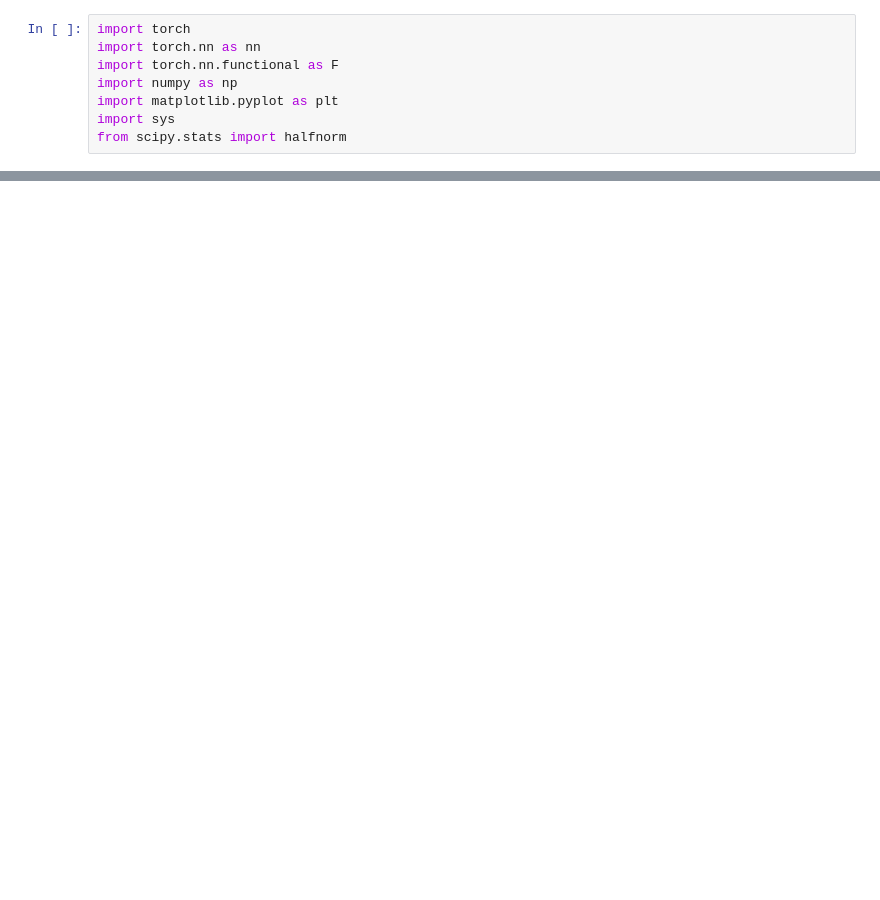
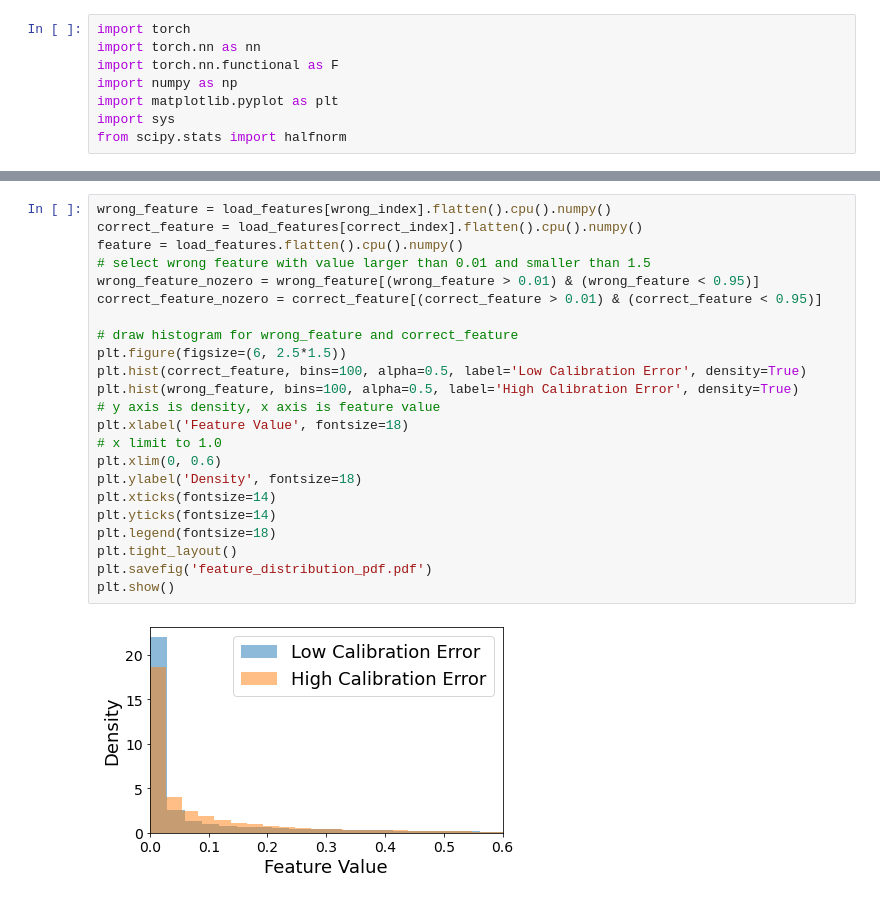
Before and after one commit to Linwei94/AAAI2025-FC, a Jupyter notebook: paper-figure/feature-distribution/feature-distribution.ipynb, the cells around one changed output, grey strips where cells are left out. Cells and saved outputs as stored; diff of their text form; blank space fills up the shorter version.

```diff
--- a/paper-figure/feature-distribution/feature-distribution.ipynb
+++ b/paper-figure/feature-distribution/feature-distribution.ipynb
@@ -51 +41,26 @@ len(feature[feature == 0])/len(feature)
+# %%
+wrong_feature = load_features[wrong_index].flatten().cpu().numpy()
+correct_feature = load_features[correct_index].flatten().cpu().numpy()
+feature = load_features.flatten().cpu().numpy()
+# select wrong feature with value larger than 0.01 and smaller than 1.5
+wrong_feature_nozero = wrong_feature[(wrong_feature > 0.01) & (wrong_feature < 0.95)]
+correct_feature_nozero = correct_feature[(correct_feature > 0.01) & (correct_feature < 0.95)]
+
+# draw histogram for wrong_feature and correct_feature
+plt.figure(figsize=(6, 2.5*1.5))
+plt.hist(correct_feature, bins=100, alpha=0.5, label='Low Calibration Error', density=True)
+plt.hist(wrong_feature, bins=100, alpha=0.5, label='High Calibration Error', density=True)
+# y axis is density, x axis is feature value
+plt.xlabel('Feature Value', fontsize=18)
+# x limit to 1.0
+plt.xlim(0, 0.6)
+plt.ylabel('Density', fontsize=18)
+plt.xticks(fontsize=14)
+plt.yticks(fontsize=14)
+plt.legend(fontsize=18)
+plt.tight_layout()
+plt.savefig('feature_distribution_pdf.pdf')
+plt.show()
+# %% [output]
+[figure, added]
 # %%
```
Also changed, not shown: parts of 9 cells of this notebook, 13 other files.
